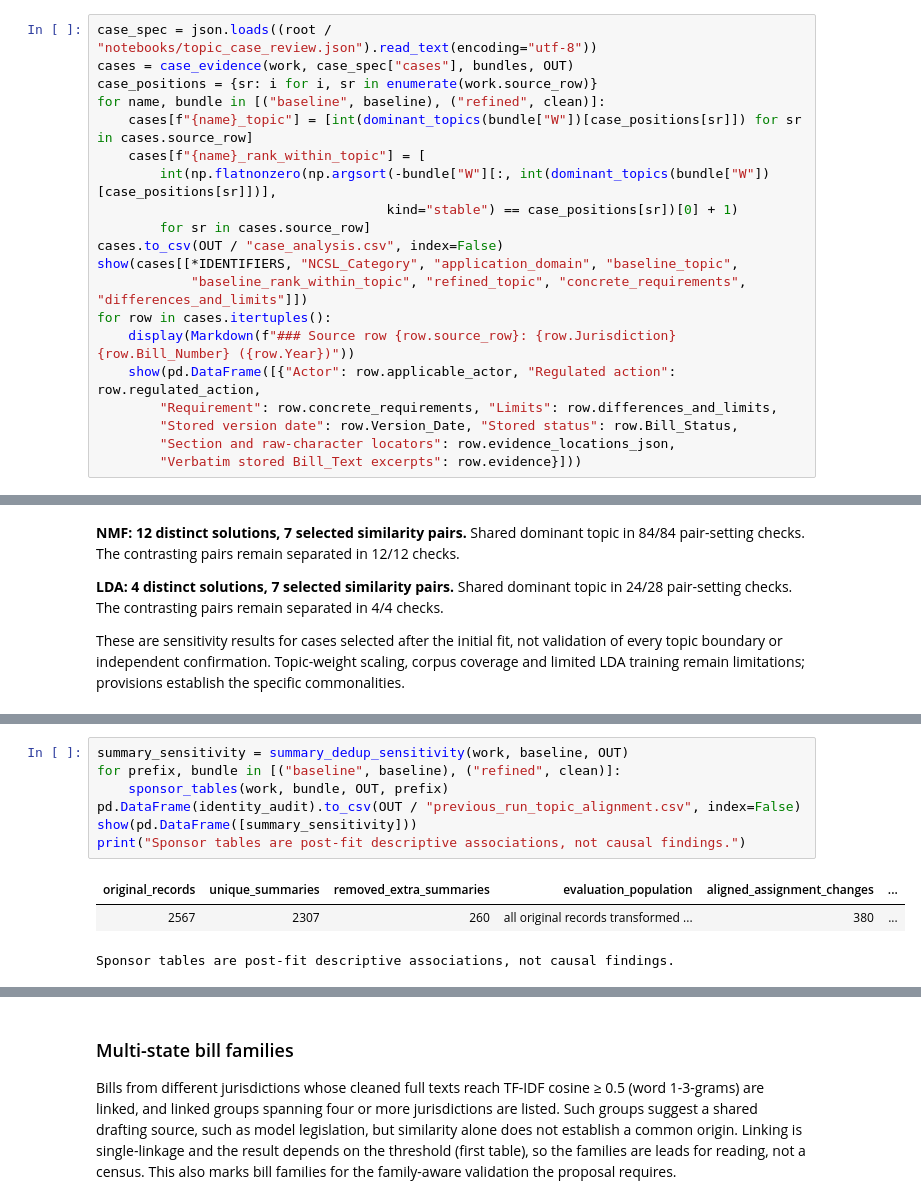
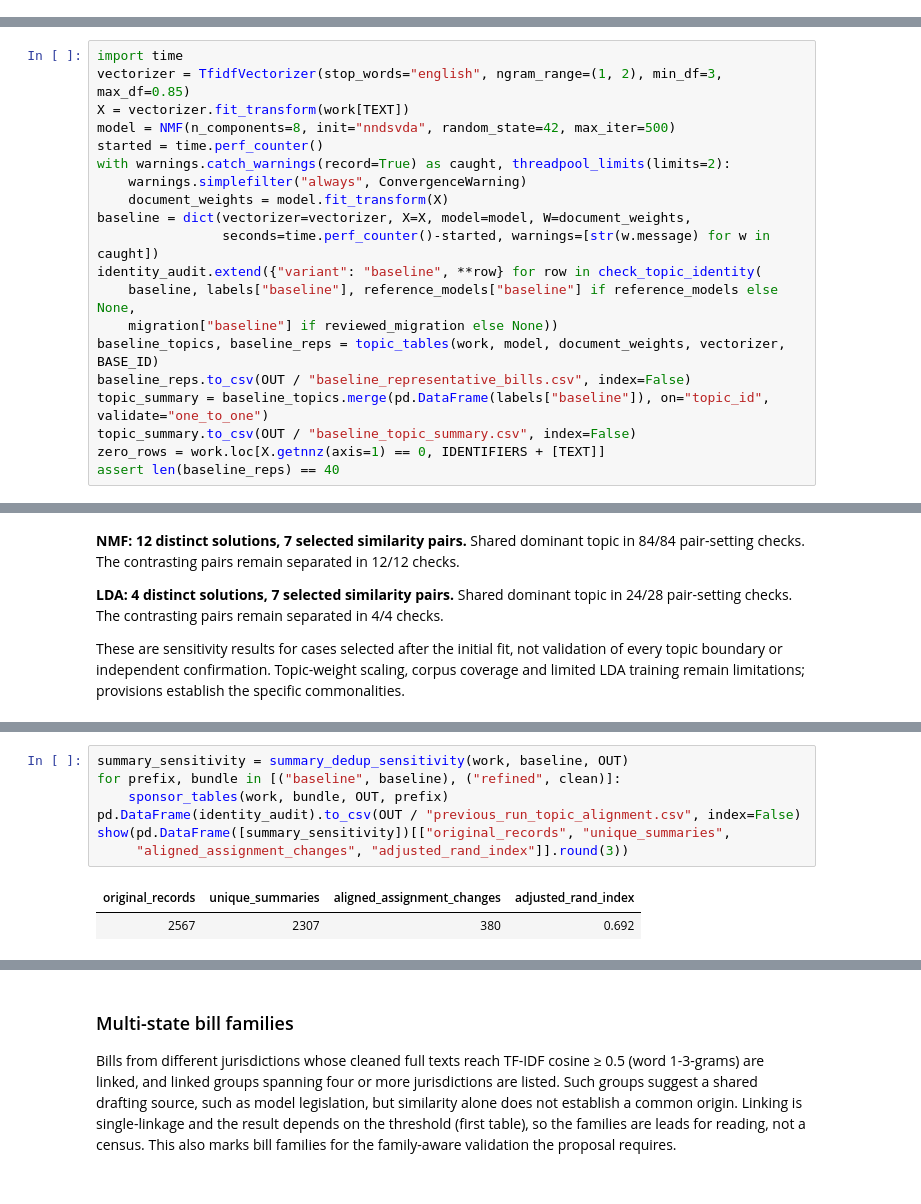
Before and after one commit to dhMontes/siads696-state-of-ai, a Jupyter notebook: notebooks/03_topic_analysis.ipynb, the cells around one changed output, grey strips where cells are left out. Saved outputs shown, nothing was run; the diff lists cells and outputs as text.

```diff
--- a/notebooks/03_topic_analysis.ipynb
+++ b/notebooks/03_topic_analysis.ipynb
@@ -531,20 +63,0 @@ Every excerpt below comes from the stored **original `Bill_Text`**, with a text
-# %%
-case_spec = json.loads((root / "notebooks/topic_case_review.json").read_text(encoding="utf-8"))
-cases = case_evidence(work, case_spec["cases"], bundles, OUT)
-case_positions = {sr: i for i, sr in enumerate(work.source_row)}
-for name, bundle in [("baseline", baseline), ("refined", clean)]:
-    cases[f"{name}_topic"] = [int(dominant_topics(bundle["W"])[case_positions[sr]]) for sr in cases.source_row]
-    cases[f"{name}_rank_within_topic"] = [
-        int(np.flatnonzero(np.argsort(-bundle["W"][:, int(dominant_topics(bundle["W"])[case_positions[sr]])],
-                                     kind="stable") == case_positions[sr])[0] + 1)
-        for sr in cases.source_row]
-cases.to_csv(OUT / "case_analysis.csv", index=False)
-show(cases[[*IDENTIFIERS, "NCSL_Category", "application_domain", "baseline_topic",
-            "baseline_rank_within_topic", "refined_topic", "concrete_requirements", "differences_and_limits"]])
-for row in cases.itertuples():
-    display(Markdown(f"### Source row {row.source_row}: {row.Jurisdiction} {row.Bill_Number} ({row.Year})"))
-    show(pd.DataFrame([{"Actor": row.applicable_actor, "Regulated action": row.regulated_action,
-        "Requirement": row.concrete_requirements, "Limits": row.differences_and_limits,
-        "Stored version date": row.Version_Date, "Stored status": row.Bill_Status,
-        "Section and raw-character locators": row.evidence_locations_json,
-        "Verbatim stored Bill_Text excerpts": row.evidence}]))
@@ -641,0 +92,20 @@ True means shared dominant topic; False is the desired result for the final same
+# %%
+import time
+vectorizer = TfidfVectorizer(stop_words="english", ngram_range=(1, 2), min_df=3, max_df=0.85)
+X = vectorizer.fit_transform(work[TEXT])
+model = NMF(n_components=8, init="nndsvda", random_state=42, max_iter=500)
+started = time.perf_counter()
+with warnings.catch_warnings(record=True) as caught, threadpool_limits(limits=2):
+    warnings.simplefilter("always", ConvergenceWarning)
+    document_weights = model.fit_transform(X)
+baseline = dict(vectorizer=vectorizer, X=X, model=model, W=document_weights,
+                seconds=time.perf_counter()-started, warnings=[str(w.message) for w in caught])
+identity_audit.extend({"variant": "baseline", **row} for row in check_topic_identity(
+    baseline, labels["baseline"], reference_models["baseline"] if reference_models else None,
+    migration["baseline"] if reviewed_migration else None))
+baseline_topics, baseline_reps = topic_tables(work, model, document_weights, vectorizer, BASE_ID)
+baseline_reps.to_csv(OUT / "baseline_representative_bills.csv", index=False)
+topic_summary = baseline_topics.merge(pd.DataFrame(labels["baseline"]), on="topic_id", validate="one_to_one")
+topic_summary.to_csv(OUT / "baseline_topic_summary.csv", index=False)
+zero_rows = work.loc[X.getnnz(axis=1) == 0, IDENTIFIERS + [TEXT]]
+assert len(baseline_reps) == 40
@@ -707,12 +381,11 @@ Summary sensitivity fits one record per identical cleaned summary and transforms
 # %%
 summary_sensitivity = summary_dedup_sensitivity(work, baseline, OUT)
 for prefix, bundle in [("baseline", baseline), ("refined", clean)]:
     sponsor_tables(work, bundle, OUT, prefix)
 pd.DataFrame(identity_audit).to_csv(OUT / "previous_run_topic_alignment.csv", index=False)
-show(pd.DataFrame([summary_sensitivity]))
-print("Sponsor tables are post-fit descriptive associations, not causal findings.")
+show(pd.DataFrame([summary_sensitivity])[["original_records", "unique_summaries",
+     "aligned_assignment_changes", "adjusted_rand_index"]].round(3))
 # %% [output]
-| original_records | unique_summaries | removed_extra_summaries | evaluation_population | aligned_assignment_changes | ... |
-| 2567 | 2307 | 260 | all original records transformed ... | 380 | ... |
+| original_records | unique_summaries | aligned_assignment_changes | adjusted_rand_index |
+| 2567 | 2307 | 380 | 0.692 |
-Sponsor tables are post-fit descriptive associations, not causal findings.
 # %% [markdown]
```
Also changed, not shown: parts of 61 cells of this notebook, 1 other file.
